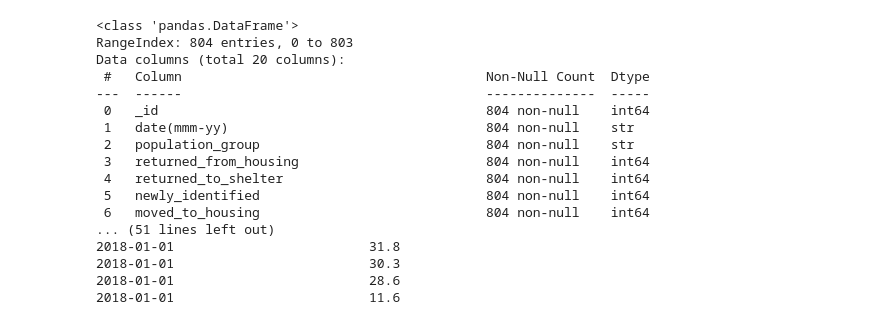
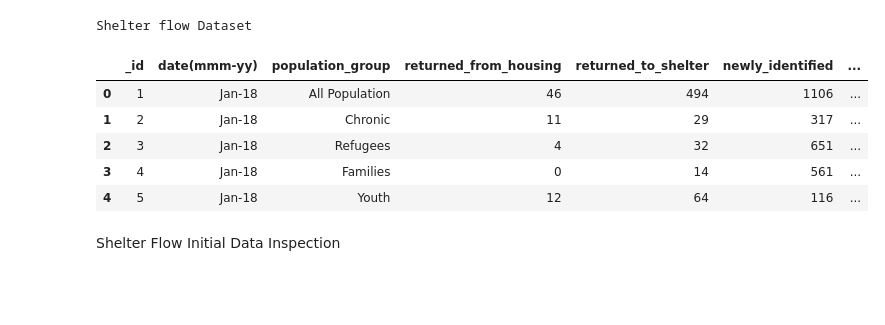
Before and after one commit to Empress-star/INF1340-Final-Project, a Jupyter notebook: shelter-deaths-system-flow-clean.ipynb, the cells around one changed output. Saved outputs shown, nothing was run; the diff lists cells and outputs as text; code cells hidden in the pictures; blank space fills up the shorter version.

Commit message:
Updated cleaning code with notes

```diff
--- a/shelter-deaths-system-flow-clean.ipynb
+++ b/shelter-deaths-system-flow-clean.ipynb
@@ -1,61 +17,21 @@
 # %%
+# Shelter flow dataset
+
 import pandas as pd
 
+# Load the original shelter flow dataset
 df_shelter_flow = pd.read_csv("toronto-shelter-flow/toronto-shelter-system-flow.csv")
-# Checking the data types of each column
-print(df_shelter_flow.info())
 
-# Creating a clean version of the data frame
-df_shelter_flow_clean = df_shelter_flow.copy()
-
-# Converting date column to datetime format
-df_shelter_flow_clean['date(mmm-yy)'] = pd.to_datetime(df_shelter_flow_clean['date(mmm-yy)'],format='%b-%y')
-
-# Setting date as the index
-df_shelter_flow_clean = df_shelter_flow_clean.set_index(
-    'date(mmm-yy)'
-)
-
-# Renaming the index
-df_shelter_flow_clean.index.name = 'date'
-
-# Removing _id column
-df_shelter_flow_clean = df_shelter_flow_clean.drop(columns='_id')
-
-
-# Removing the prefix age from columns
-df_shelter_flow_clean.columns = df_shelter_flow_clean.columns.str.removeprefix('age')
-
-
-# Removing the gender prefix from columns
-df_shelter_flow_clean.columns = df_shelter_flow_clean.columns.str.removeprefix('gender_')
-
-
-# Sorting dates in ascending order
-df_shelter_flow_clean = df_shelter_flow_clean.sort_index()
-
-
-# Removing % symbol from percent column
-df_shelter_flow_clean['population_group_percentage'] = pd.to_numeric( df_shelter_flow_clean['population_group_percentage'].str.strip('%'))
-
-print(df_shelter_flow_clean.head(5))
-
-df_shelter_flow_clean.to_csv('toronto-shelter-system-flow-clean.csv', index=True)
+# Displaying the first five rows of the dataset
+print("Shelter flow Dataset")
+display(df_shelter_flow.head())
 # %% [output]
-<class 'pandas.DataFrame'>
-RangeIndex: 804 entries, 0 to 803
-Data columns (total 20 columns):
- #   Column                                       Non-Null Count  Dtype
----  ------                                       --------------  -----
- 0   _id                                          804 non-null    int64
- 1   date(mmm-yy)                                 804 non-null    str
- 2   population_group                             804 non-null    str
- 3   returned_from_housing                        804 non-null    int64
- 4   returned_to_shelter                          804 non-null    int64
- 5   newly_identified                             804 non-null    int64
- 6   moved_to_housing                             804 non-null    int64
-... (51 lines left out)
-2018-01-01                         31.8
-2018-01-01                         30.3
-2018-01-01                         28.6
-2018-01-01                         11.6
+Shelter flow Dataset
+|  | _id | date(mmm-yy) | population_group | returned_from_housing | returned_to_shelter | newly_identified | ... |
+| 0 | 1 | Jan-18 | All Population | 46 | 494 | 1106 | ... |
+| 1 | 2 | Jan-18 | Chronic | 11 | 29 | 317 | ... |
+| 2 | 3 | Jan-18 | Refugees | 4 | 32 | 651 | ... |
+| 3 | 4 | Jan-18 | Families | 0 | 14 | 561 | ... |
+| 4 | 5 | Jan-18 | Youth | 12 | 64 | 116 | ... |
+# %% [markdown]
+Shelter Flow Initial Data Inspection
```
Also changed, not shown: parts of 12 cells of this notebook, 2 other files.
